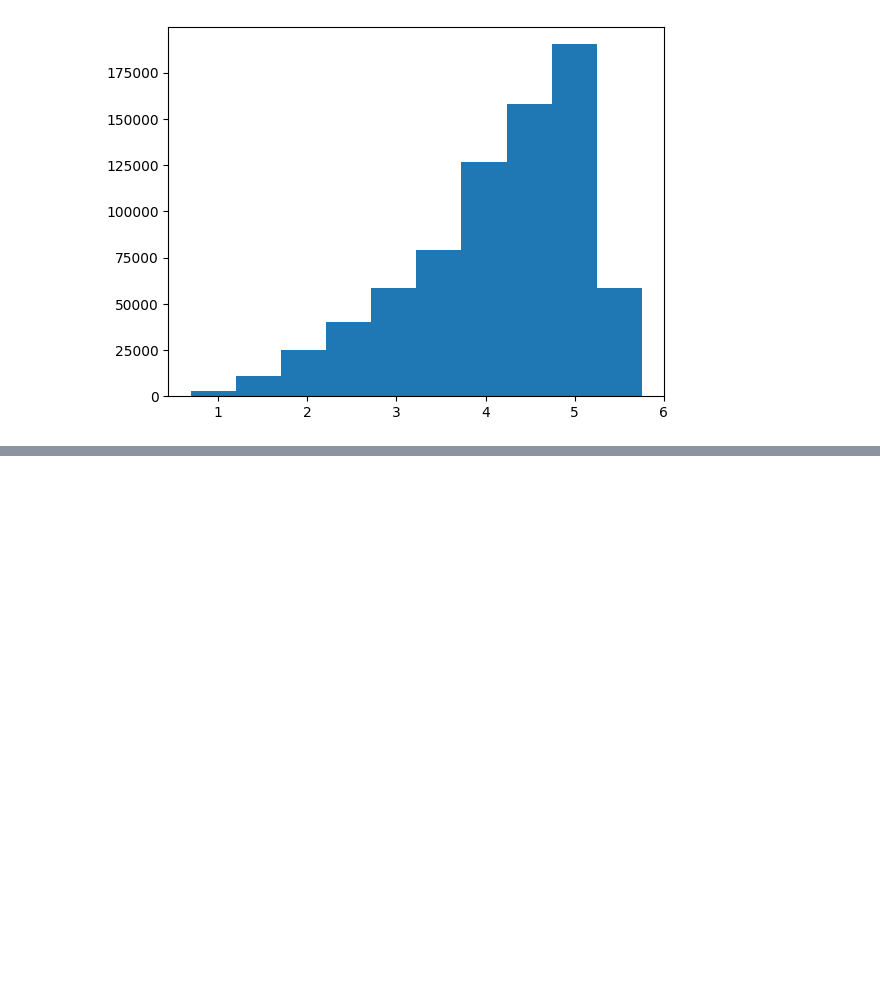
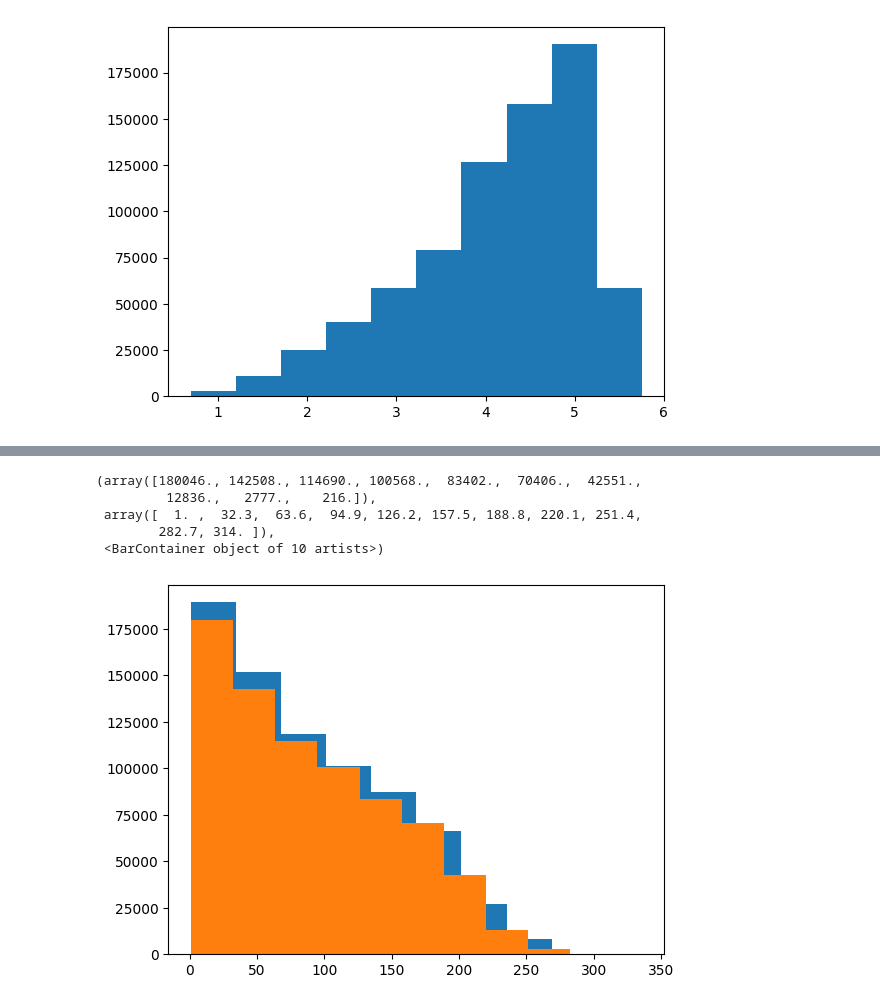
Before and after one commit to Mrutyunjay01/tabular-playground-series-kaggle, a Jupyter notebook: may-25/notebooks/baseline.ipynb, the cells around one changed output, grey strips where cells are left out. Drawn from its saved outputs; the diff is of its cells as text; code cells hidden in the pictures; blank space fills up the shorter version.

```diff
--- a/may-25/notebooks/baseline.ipynb
+++ b/may-25/notebooks/baseline.ipynb
@@ -171,0 +181,10 @@ root_mean_squared_log_error(y_true=y, y_pred=oof_predictions)
+# %%
+plt.hist(oof_predictions)
+plt.hist(y)
+# %% [output]
+(array([180046., 142508., 114690., 100568.,  83402.,  70406.,  42551.,
+         12836.,   2777.,    216.]),
+ array([  1. ,  32.3,  63.6,  94.9, 126.2, 157.5, 188.8, 220.1, 251.4,
+        282.7, 314. ]),
+ <BarContainer object of 10 artists>)
+[figure, added]
```
Also changed, not shown: parts of 6 cells of this notebook, 1 other file.
